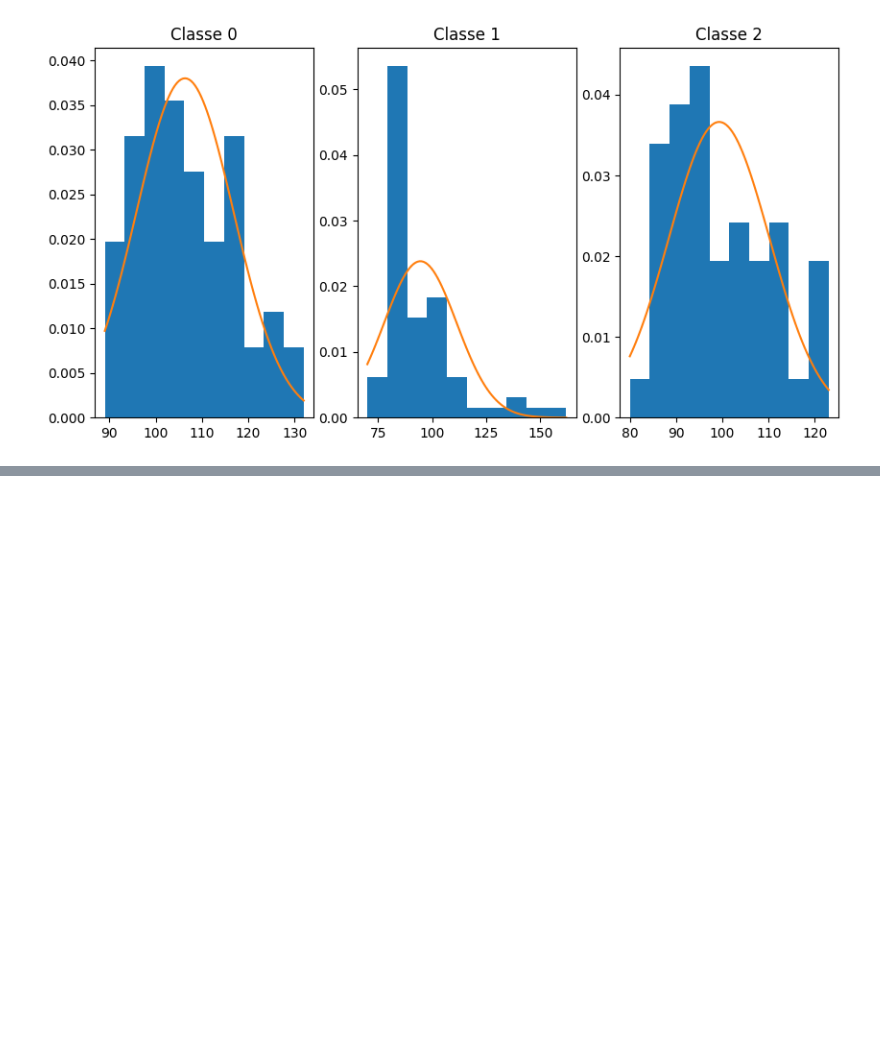
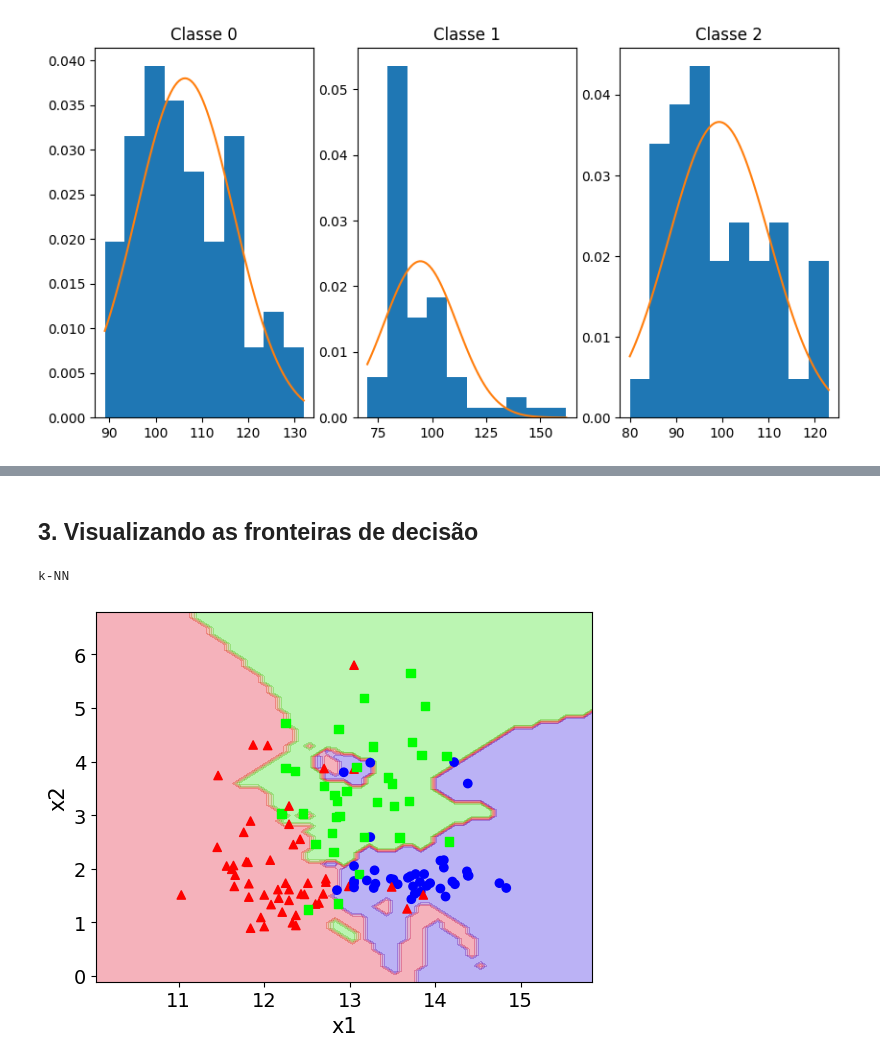
Before and after one commit to smastelini/eng-soft-ml-uel, a Jupyter notebook: aula-3.ipynb, the cells around one changed output, grey strips where cells are left out. Drawn from its saved outputs; the diff is of its cells as text; code cells hidden in the pictures; blank space fills up the shorter version.

```diff
--- a/aula-3.ipynb
+++ b/aula-3.ipynb
@@ -73,8 +74,6 @@ def plot_decision_boundaries(X, y, model_class, **model_params):
     except:
         print("Coercing input data to NumPy arrays failed")
 
-    classes = np.unique(y)
-
     # Reduces to the first two columns of data
     reduced_data = X[:, :2]
     # Instantiate the model object
@@ -104,15 +103,15 @@ def plot_decision_boundaries(X, y, model_class, **model_params):
 
     # Right now it only works with binary tasks: expand both dictionaries or use cmap for multiclass tasks
 
-    cmap = colormaps['viridis']
+    cmap = colormaps['brg']
 
     markers = {0: "o", 1: "^", 2: "s", 3: "D", 4: "+", 5: "*"}
 
     m = list(map(lambda i: markers[i], y))
 
     # Plotting
-    plt.contourf(xx, yy, Z, alpha=0.5, cmap=cmap)
-    mscatter(x=X[:, 0], y=X[:, 1], c=y, m=m, cmap=cmap)
+    plt.contourf(xx, yy, Z, alpha=0.3, cmap=cmap)
+    mscatter(x=X[:, 0], y=X[:, 1], c=y, m=m, cmap=cmap, alpha=1)
 
     plt.xlabel("x1",fontsize=15)
     plt.ylabel("x2",fontsize=15)
@@ -471,0 +556,16 @@ class GaussianNaiveBayes:
+# %% [markdown]
+## 3. Visualizando as fronteiras de decisão
+# %%
+import matplotlib.pyplot as plt
+from sklearn.model_selection import train_test_split
+from sklearn.neighbors import KNeighborsClassifier
+
+
+X_train, _, y_train, _ = train_test_split(X, y, test_size=0.3, shuffle=True, random_state=42)
+
+print("k-NN")
+plot_decision_boundaries(X_train, y_train, KNeighborsClassifier, n_neighbors=3)
+plt.show()
+# %% [output]
+k-NN
+[figure, added]
```
Also changed, not shown: parts of 36 cells of this notebook, 4 other files.
